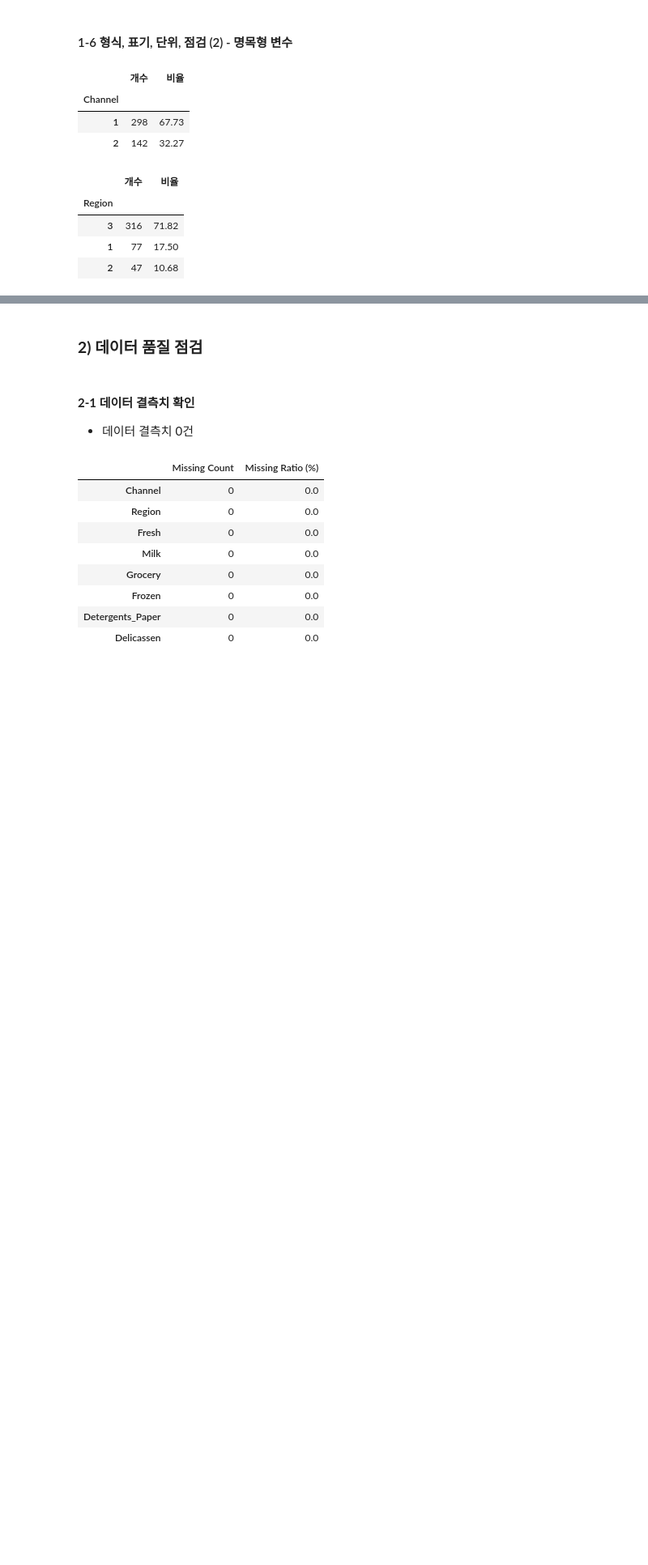
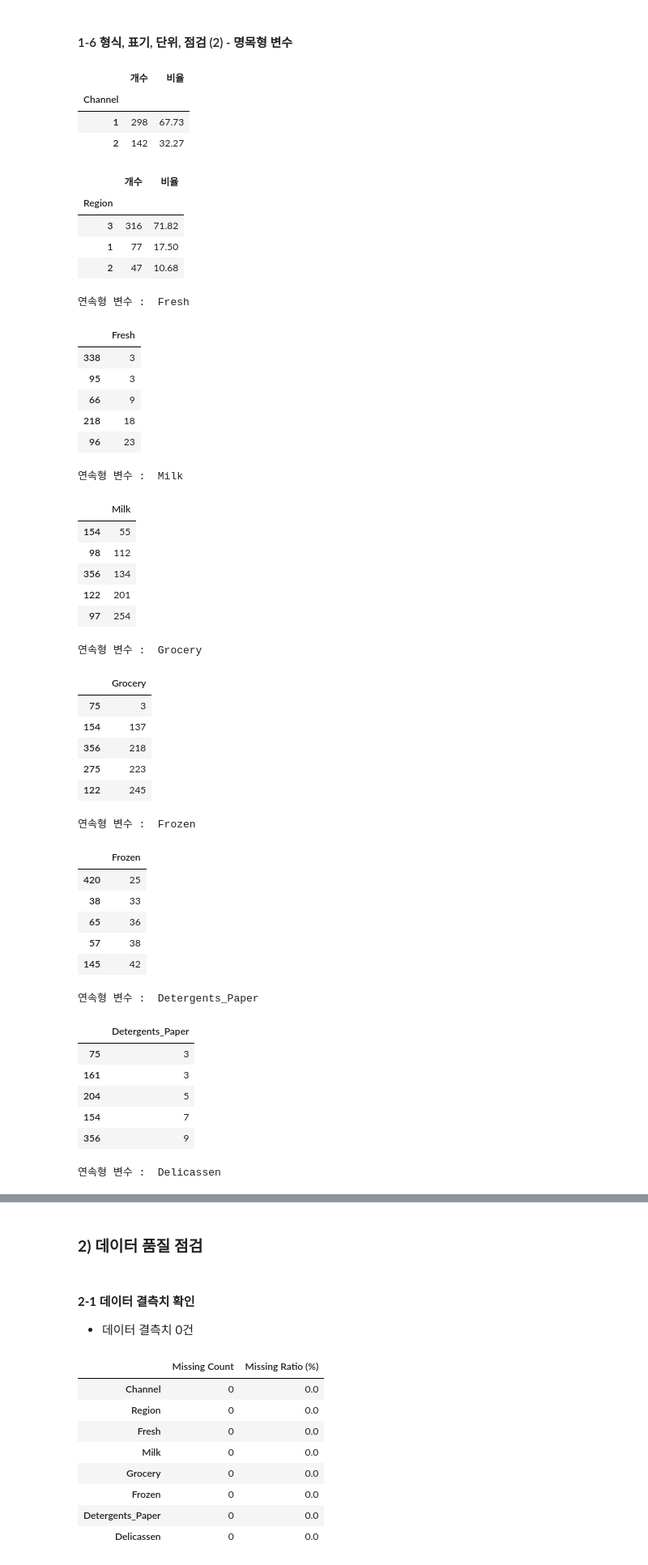
Before and after one commit to Jae1-99999/Wholesalecustomers, a Jupyter notebook: 팀프로젝트 코드.ipynb, the cells around one changed output, grey strips where cells are left out. Shown at 81% size. Cells and saved outputs as stored; diff of their text form; code cells hidden in the pictures; blank space fills up the shorter version.

```diff
--- a/팀프로젝트 코드.ipynb
+++ b/팀프로젝트 코드.ipynb
@@ -167,3 +167,46 @@ for c in cat_cols:
 | 3 | 316 | 71.82 |
 | 1 | 77 | 17.50 |
 | 2 | 47 | 10.68 |
+# %%
+# 절단의심(min = 3) 주변 값 확인
+for i in num_cols:
+    print('연속형 변수 : ', i)
+    test = df[[i]].sort_values(i)
+    display(pd.DataFrame(test.head()))
+# %% [output]
+연속형 변수 :  Fresh
+|  | Fresh |
+| 338 | 3 |
+| 95 | 3 |
+| 66 | 9 |
+| 218 | 18 |
+| 96 | 23 |
+연속형 변수 :  Milk
+|  | Milk |
+| 154 | 55 |
+| 98 | 112 |
+| 356 | 134 |
+| 122 | 201 |
+| 97 | 254 |
+연속형 변수 :  Grocery
+|  | Grocery |
+| 75 | 3 |
+| 154 | 137 |
+| 356 | 218 |
+| 275 | 223 |
+| 122 | 245 |
+연속형 변수 :  Frozen
+|  | Frozen |
+| 420 | 25 |
+| 38 | 33 |
+| 65 | 36 |
+| 57 | 38 |
+| 145 | 42 |
+연속형 변수 :  Detergents_Paper
+|  | Detergents_Paper |
+| 75 | 3 |
+| 161 | 3 |
+| 204 | 5 |
+| 154 | 7 |
+| 356 | 9 |
+연속형 변수 :  Delicassen
```
Also changed, not shown: parts of 11 cells of this notebook, 3 other files.
